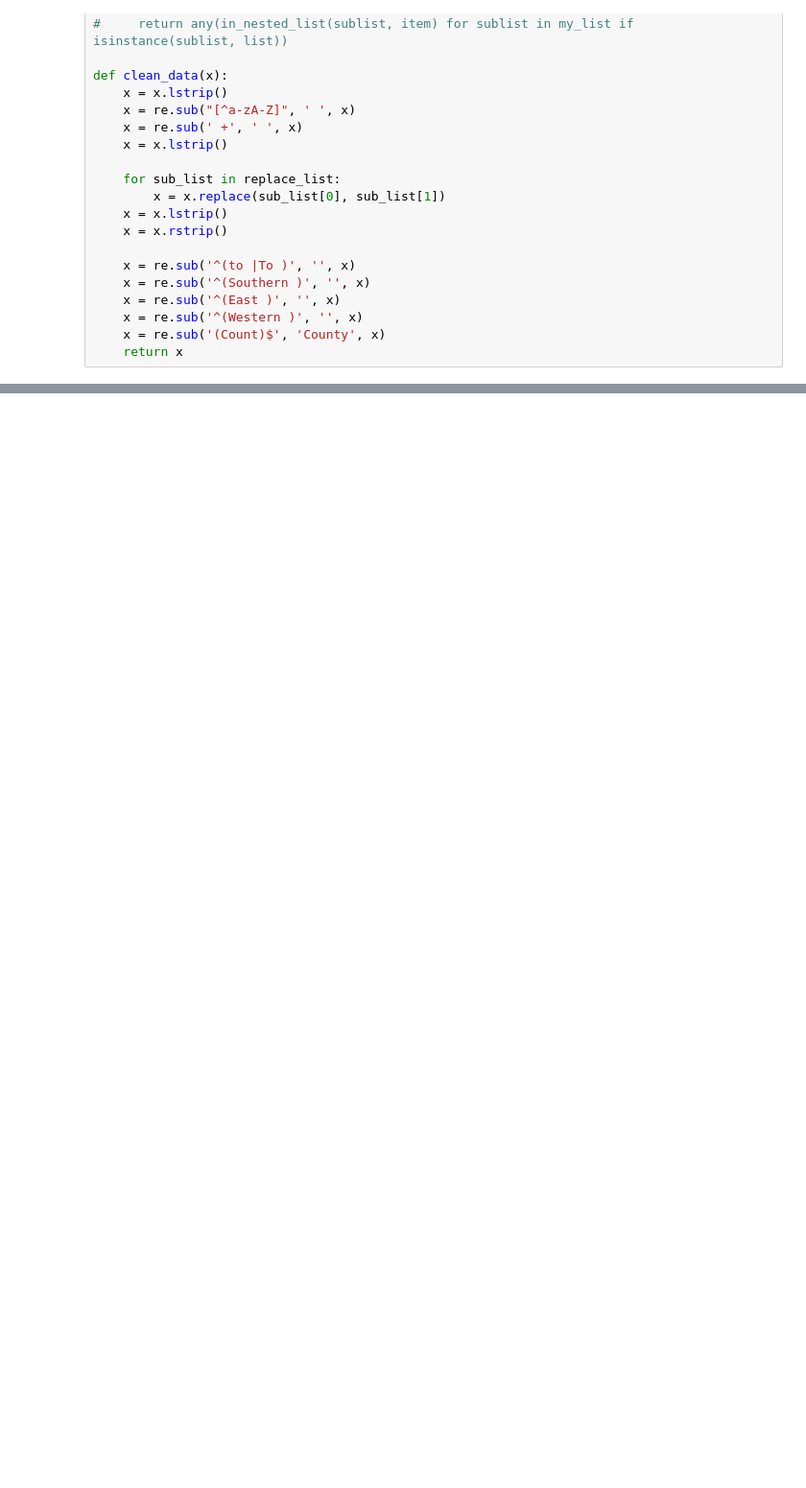
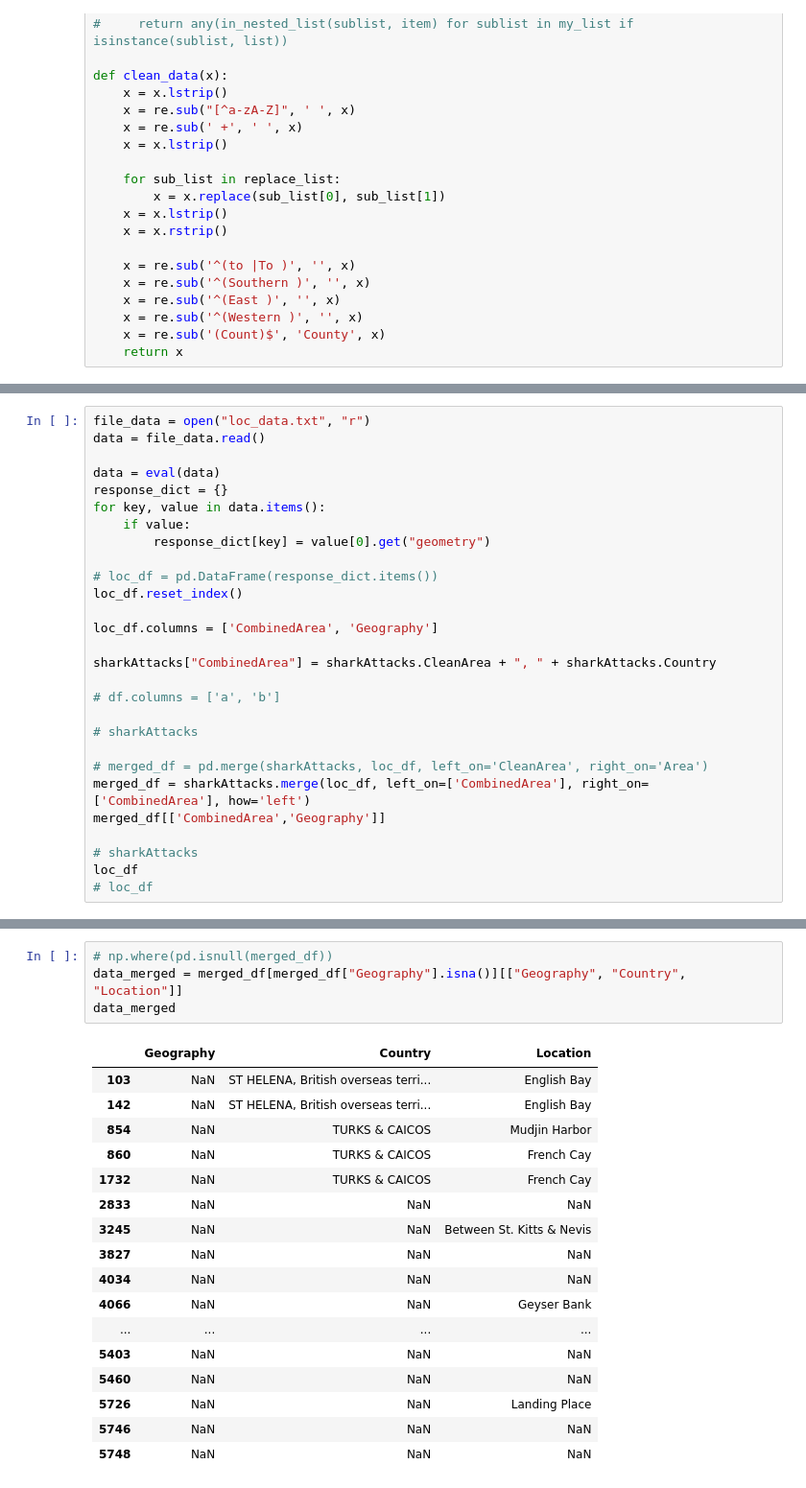
Before and after one commit to ajcipolle/sharkattack, a Jupyter notebook: speedCleaning.ipynb, the cells around one changed output, grey strips where cells are left out. Shown at 96% size. Cells and saved outputs as stored; diff of their text form; blank space fills up the shorter version.

```diff
--- a/speedCleaning.ipynb
+++ b/speedCleaning.ipynb
@@ -387,3 +373,31 @@ for item in cleaned_areas_list:
 file = open("loc_data.txt","w")
 file.write( str(location_data) )
 file.close()
+# %%
+file_data = open("loc_data.txt", "r")
+data = file_data.read()
+
+data = eval(data)
+response_dict = {}
+for key, value in data.items():
+    if value:
+        response_dict[key] = value[0].get("geometry")
+
+# loc_df = pd.DataFrame(response_dict.items())
+loc_df.reset_index()
+
+loc_df.columns = ['CombinedArea', 'Geography']
+
+sharkAttacks["CombinedArea"] = sharkAttacks.CleanArea + ", " + sharkAttacks.Country
+
+# df.columns = ['a', 'b']
+
+# sharkAttacks
+
+# merged_df = pd.merge(sharkAttacks, loc_df, left_on='CleanArea', right_on='Area')
+merged_df = sharkAttacks.merge(loc_df, left_on=['CombinedArea'], right_on=['CombinedArea'], how='left')
+merged_df[['CombinedArea','Geography']]
+
+# sharkAttacks
+loc_df
+# loc_df
@@ -389,0 +418,22 @@ file.close()
+# %%
+# np.where(pd.isnull(merged_df))
+data_merged = merged_df[merged_df["Geography"].isna()][["Geography", "Country", "Location"]]
+data_merged
+# %% [output]
+|  | Geography | Country | Location |
+| 103 | NaN | ST HELENA, British overseas terri... | English Bay |
+| 142 | NaN | ST HELENA, British overseas terri... | English Bay |
+| 854 | NaN | TURKS & CAICOS | Mudjin Harbor |
+| 860 | NaN | TURKS & CAICOS | French Cay |
+| 1732 | NaN | TURKS & CAICOS | French Cay |
+| 2833 | NaN | NaN | NaN |
+| 3245 | NaN | NaN | Between St. Kitts & Nevis |
+| 3827 | NaN | NaN | NaN |
+| 4034 | NaN | NaN | NaN |
+| 4066 | NaN | NaN | Geyser Bank |
+| ... | ... | ... | ... |
+| 5403 | NaN | NaN | NaN |
+| 5460 | NaN | NaN | NaN |
+| 5726 | NaN | NaN | Landing Place |
+| 5746 | NaN | NaN | NaN |
+| 5748 | NaN | NaN | NaN |
```
Also changed, not shown: parts of 18 cells of this notebook, 1 other file.
